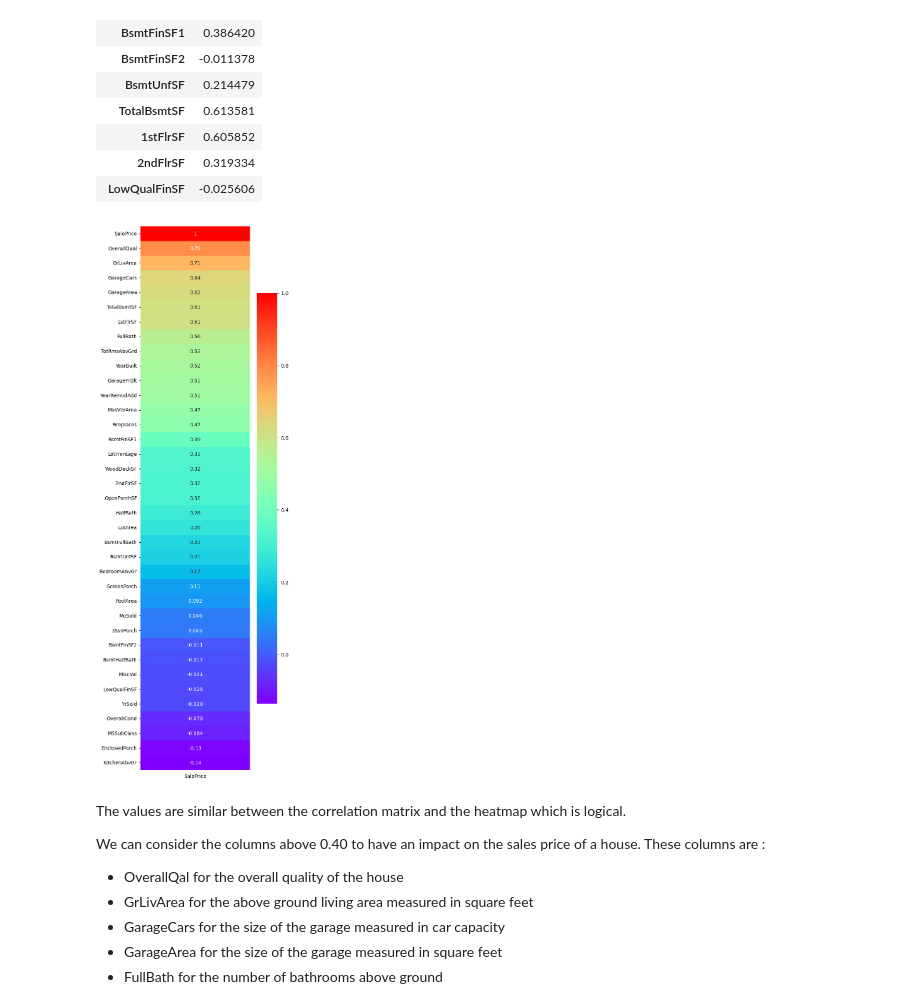
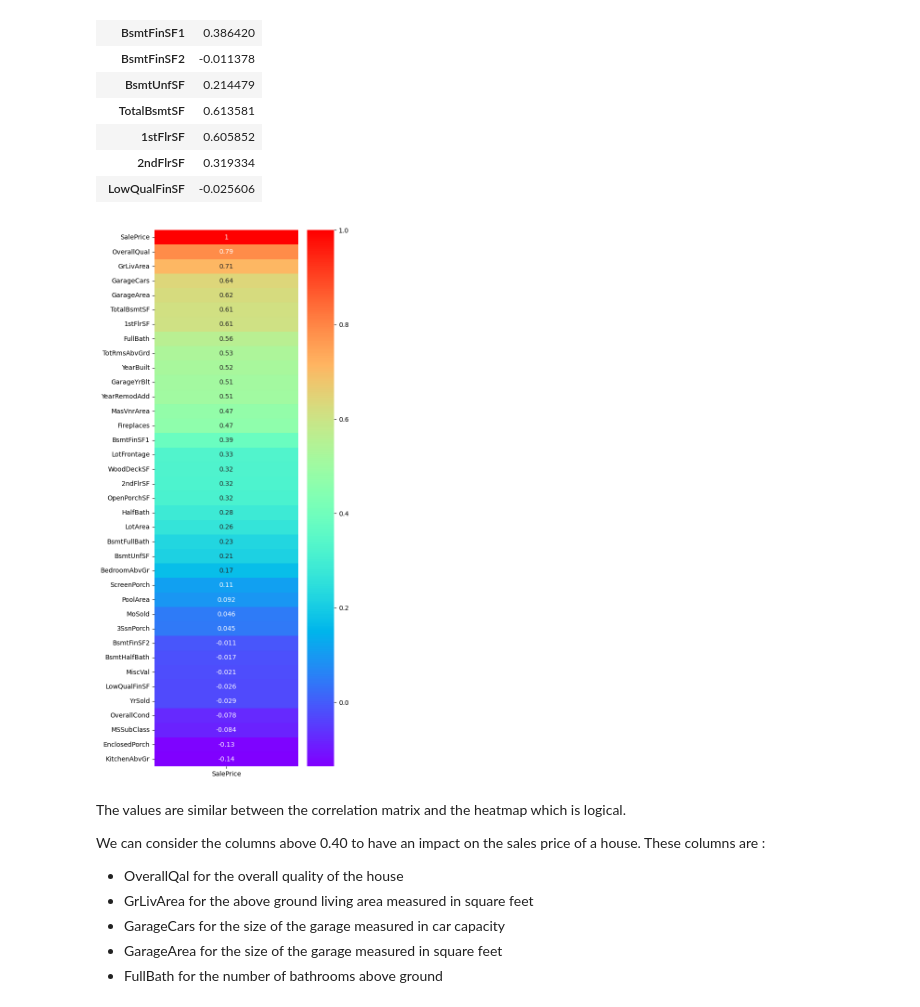
Before and after one commit to vin-br/house-prices, a Jupyter notebook: Data Analysis.ipynb, the cells around one changed output. Cells and saved outputs as stored; diff of their text form; code cells hidden in the pictures.

```diff
--- a/Data Analysis.ipynb
+++ b/Data Analysis.ipynb
@@ -401,10 +403,10 @@ dataset_corr_saleprice.head(15)
 | 2ndFlrSF | 0.319334 |
 | LowQualFinSF | -0.025606 |
 # %%
-plt.figure(figsize=(5,20))
+plt.figure(figsize=(5,15))
 plt.show(sns.heatmap(dataset_corr_saleprice.sort_values(by=["SalePrice"], ascending=False), cmap="rainbow", annot=True))
 # %% [output]
-[figure, old version]
+[figure, new version]
 # %% [markdown]
 The values are similar between the correlation matrix and the heatmap which is logical.
 
```
Also changed, not shown: parts of 56 cells of this notebook.
